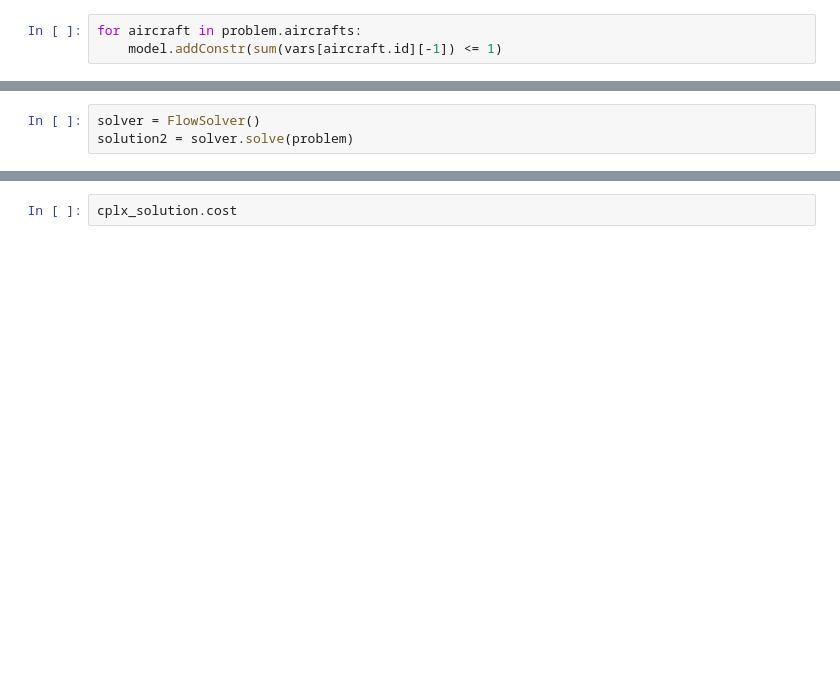
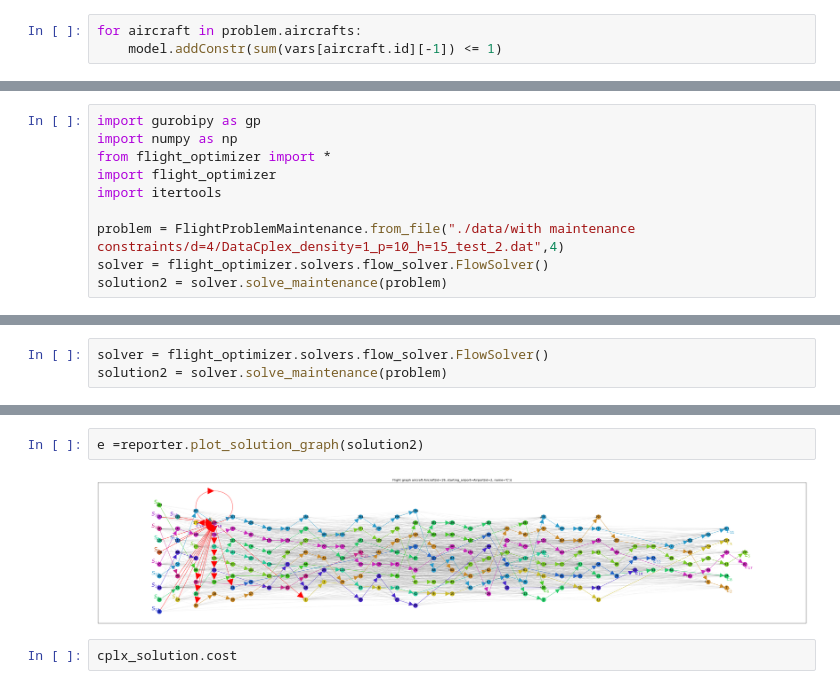
Before and after one commit to Mr-MT1234/projet_optimisation_s8, a Jupyter notebook: graph.ipynb, the cells around one changed output, grey strips where cells are left out. Cells and saved outputs as stored; diff of their text form; blank space fills up the shorter version.

```diff
--- a/graph.ipynb
+++ b/graph.ipynb
@@ -145,0 +204,10 @@ np.float64(-31.0)
+# %%
+import gurobipy as gp
+import numpy as np
+from flight_optimizer import *
+import flight_optimizer
+import itertools
+
+problem = FlightProblemMaintenance.from_file("./data/with maintenance constraints/d=4/DataCplex_density=1_p=10_h=15_test_2.dat",4)
+solver = flight_optimizer.solvers.flow_solver.FlowSolver()
+solution2 = solver.solve_maintenance(problem)
@@ -146,3 +221,3 @@ np.float64(-31.0)
 # %%
-solver = FlowSolver()
-solution2 = solver.solve(problem)
+solver = flight_optimizer.solvers.flow_solver.FlowSolver()
+solution2 = solver.solve_maintenance(problem)
@@ -157,3 +238,7 @@ fig = reporter.plot_solution([found_solution, solution2])
+# %%
+e =reporter.plot_solution_graph(solution2)
+# %% [output]
+[figure, added]
 # %%
 cplx_solution.cost
 # %% [output]
```
Also changed, not shown: parts of 17 cells of this notebook, 2 other files.
